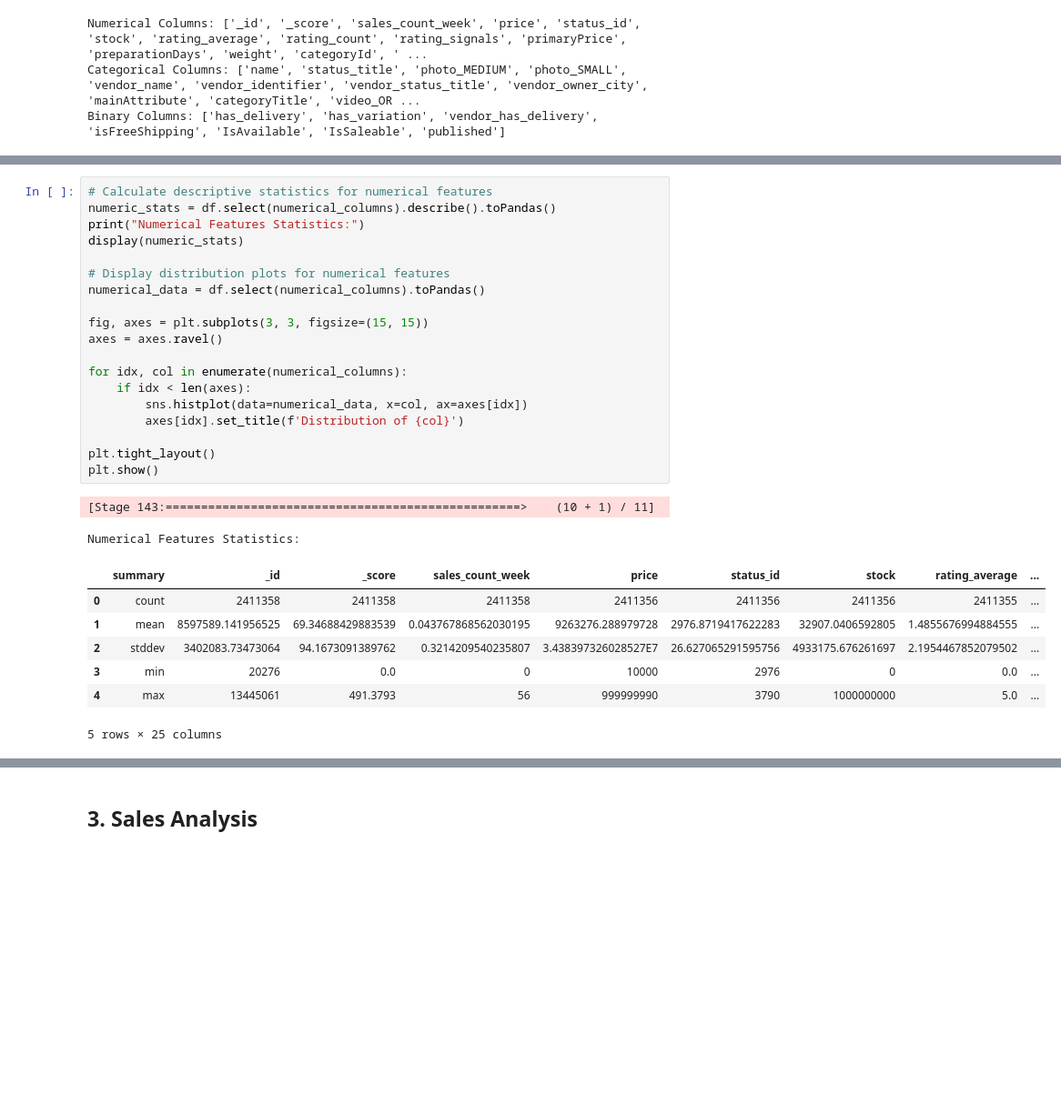
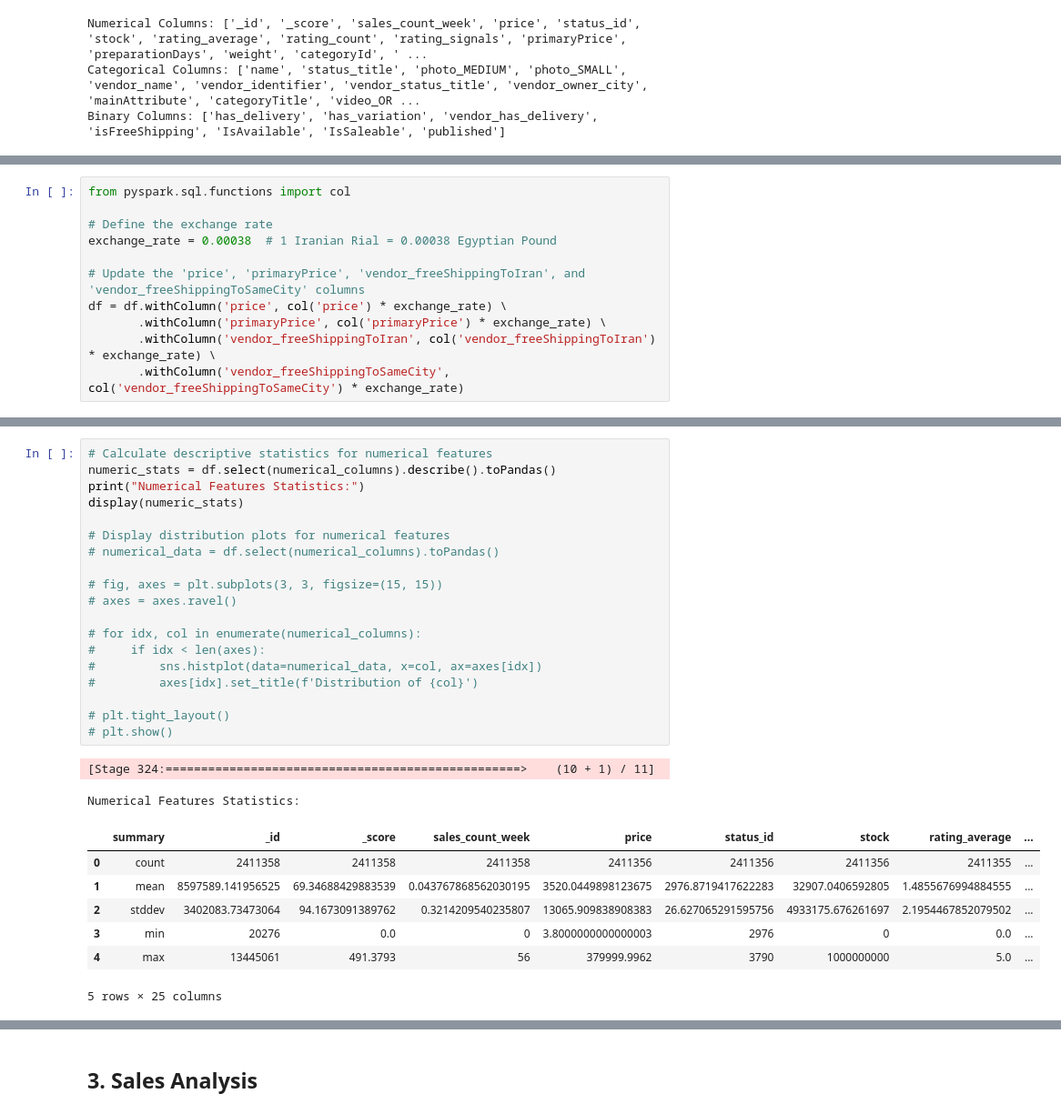
Before and after one commit to mou-code/big-data, a Jupyter notebook: notebooks/eda.ipynb, the cells around one changed output, grey strips where cells are left out. Shown at 91% size. Drawn from its saved outputs; the diff is of its cells as text; blank space fills up the shorter version.

```diff
--- a/notebooks/eda.ipynb
+++ b/notebooks/eda.ipynb
@@ -337,0 +352,11 @@ Binary Columns: ['has_delivery', 'has_variation', 'vendor_has_delivery', 'isFree
+# %%
+from pyspark.sql.functions import col
+
+# Define the exchange rate
+exchange_rate = 0.00038  # 1 Iranian Rial = 0.00038 Egyptian Pound
+
+# Update the 'price', 'primaryPrice', 'vendor_freeShippingToIran', and 'vendor_freeShippingToSameCity' columns
+df = df.withColumn('price', col('price') * exchange_rate) \
+       .withColumn('primaryPrice', col('primaryPrice') * exchange_rate) \
+       .withColumn('vendor_freeShippingToIran', col('vendor_freeShippingToIran') * exchange_rate) \
+       .withColumn('vendor_freeShippingToSameCity', col('vendor_freeShippingToSameCity') * exchange_rate)
@@ -338,29 +421,29 @@ Binary Columns: ['has_delivery', 'has_variation', 'vendor_has_delivery', 'isFree
 # %%
 # Calculate descriptive statistics for numerical features
 numeric_stats = df.select(numerical_columns).describe().toPandas()
 print("Numerical Features Statistics:")
 display(numeric_stats)
 
 # Display distribution plots for numerical features
-numerical_data = df.select(numerical_columns).toPandas()
+# numerical_data = df.select(numerical_columns).toPandas()
 
-fig, axes = plt.subplots(3, 3, figsize=(15, 15))
-axes = axes.ravel()
+# fig, axes = plt.subplots(3, 3, figsize=(15, 15))
+# axes = axes.ravel()
 
-for idx, col in enumerate(numerical_columns):
-    if idx < len(axes):
-        sns.histplot(data=numerical_data, x=col, ax=axes[idx])
-        axes[idx].set_title(f'Distribution of {col}')
+# for idx, col in enumerate(numerical_columns):
+#     if idx < len(axes):
+#         sns.histplot(data=numerical_data, x=col, ax=axes[idx])
+#         axes[idx].set_title(f'Distribution of {col}')
 
-plt.tight_layout()
-plt.show()
+# plt.tight_layout()
+# plt.show()
 # %% [output]
-[Stage 143:==================================================>    (10 + 1) / 11]
+[Stage 324:==================================================>    (10 + 1) / 11]
 Numerical Features Statistics:
 |  | summary | _id | _score | sales_count_week | price | status_id | stock | rating_average | ... |
 | 0 | count | 2411358 | 2411358 | 2411358 | 2411356 | 2411356 | 2411356 | 2411355 | ... |
-| 1 | mean | 8597589.141956525 | 69.34688429883539 | 0.043767868562030195 | 9263276.288979728 | 2976.8719417622283 | 32907.0406592805 | 1.4855676994884555 | ... |
-| 2 | stddev | 3402083.73473064 | 94.1673091389762 | 0.3214209540235807 | 3.438397326028527E7 | 26.627065291595756 | 4933175.676261697 | 2.1954467852079502 | ... |
-| 3 | min | 20276 | 0.0 | 0 | 10000 | 2976 | 0 | 0.0 | ... |
-| 4 | max | 13445061 | 491.3793 | 56 | 999999990 | 3790 | 1000000000 | 5.0 | ... |
+| 1 | mean | 8597589.141956525 | 69.34688429883539 | 0.043767868562030195 | 3520.0449898123675 | 2976.8719417622283 | 32907.0406592805 | 1.4855676994884555 | ... |
+| 2 | stddev | 3402083.73473064 | 94.1673091389762 | 0.3214209540235807 | 13065.909838908383 | 26.627065291595756 | 4933175.676261697 | 2.1954467852079502 | ... |
+| 3 | min | 20276 | 0.0 | 0 | 3.8000000000000003 | 2976 | 0 | 0.0 | ... |
+| 4 | max | 13445061 | 491.3793 | 56 | 379999.9962 | 3790 | 1000000000 | 5.0 | ... |
 5 rows × 25 columns
```
Also changed, not shown: parts of 16 cells of this notebook.
